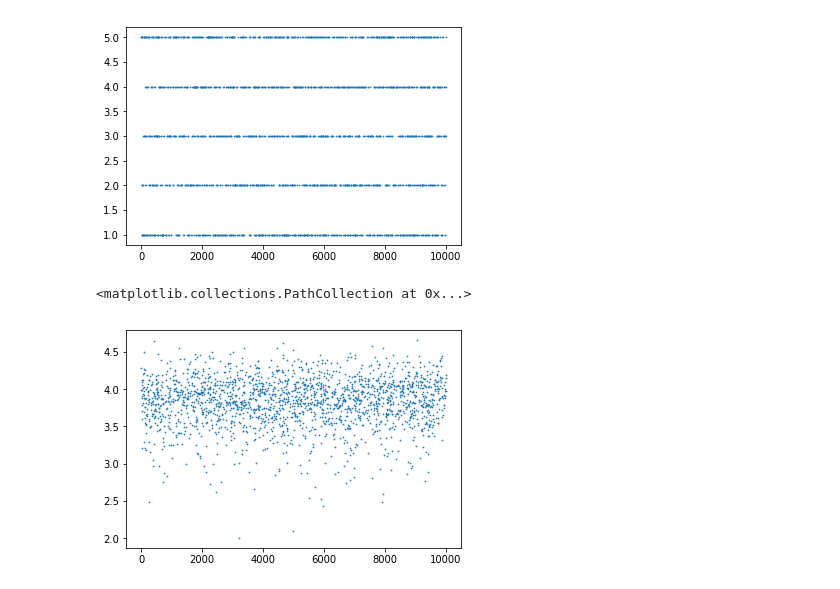
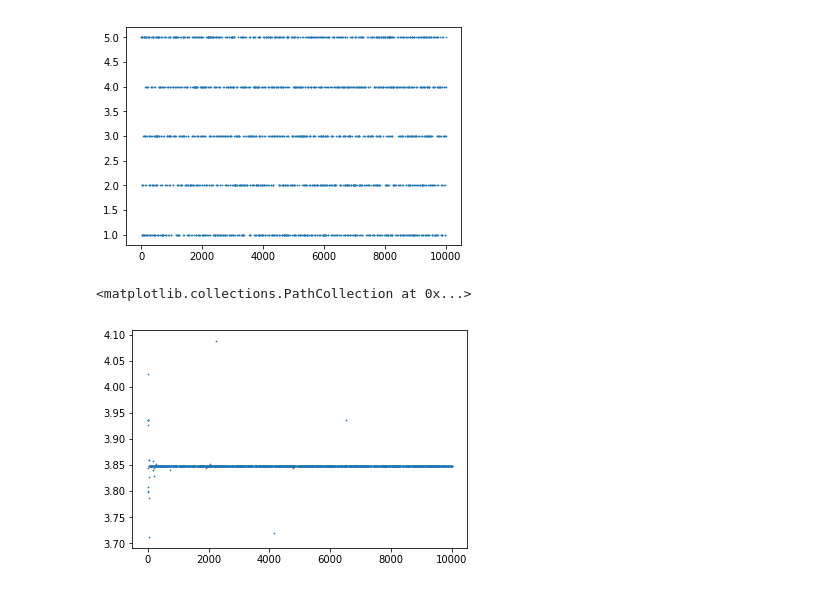
Before and after one commit to l3361269/data-science, a Jupyter notebook: Rating prediction based on collaborative filtering ,regression ,classfier.ipynb, the cells around one changed output. Saved outputs shown, nothing was run; the diff lists cells and outputs as text; code cells hidden in the pictures.

```diff
--- a/Rating prediction based on collaborative filtering ,regression ,classfier.ipynb
+++ b/Rating prediction based on collaborative filtering ,regression ,classfier.ipynb
@@ -36,4 +27,0 @@ print(n_business,n_user)
-# %%
-user_star_matrix=np.zeros((n_user,n_business)) #rating from 1 to 5, and 0 means no rating
-for i in df_train.itertuples():
-    user_star_matrix[i[3]-1,i[2]-1]=i[6] #type is ndarray, index starts from 0, rows:user coln:business value:star
@@ -195,0 +274,22 @@ rmse
+# %%
+star_pred_CF_=np.zeros((len(df_test)))
+upper=0
+lower=0
+
+number=[1099,1199,1299,1399,1499,1599,1699,1799,1899,1999]
+for n in number:
+    for i in range(len(df_test)):
+        sim=cos_sim[i]
+        sort_ind_sim=np.argsort(-sim)[:n]
+        sort_sim=np.sort(sim)[:-(n+1):-1]
+        upper=sum(sort_sim*star_train[sort_ind_sim])
+        lower=sum(sort_sim)
+        if lower!=0:
+            R=upper/lower
+            if R<0:
+                R=0
+            if R>5:
+                R=5
+            star_pred_CF_[i]=(upper/lower)
+    rmse_=math.sqrt(sklearn.metrics.mean_squared_error(star_test, star_pred_CF_))
+    print(rmse_)
@@ -374,0 +516,3 @@ plt.ylabel='business_id'
+# %%
+df_test['stars']=star_pred_LR
+df_test.head()
@@ -379,4 +545,2 @@ plt.ylabel='business_id'
 # %% [output]
 [figure]
-# %%
-df_test['stars']=star_pred_test
@@ -393,7 +551,7 @@ plt.scatter(df_sub.id,df_sub.stars,s=0.5)
 <matplotlib.collections.PathCollection at 0x...>
 [figure]
 # %%
-plt.scatter(df_test.review_id,df_test.stars,s=0.5)
+plt.scatter(df_test.review_id,star_pred_svr,s=0.5)
 # %% [output]
 <matplotlib.collections.PathCollection at 0x...>
-[figure, old version]
+[figure, new version]
```
Also changed, not shown: parts of 33 cells of this notebook.
